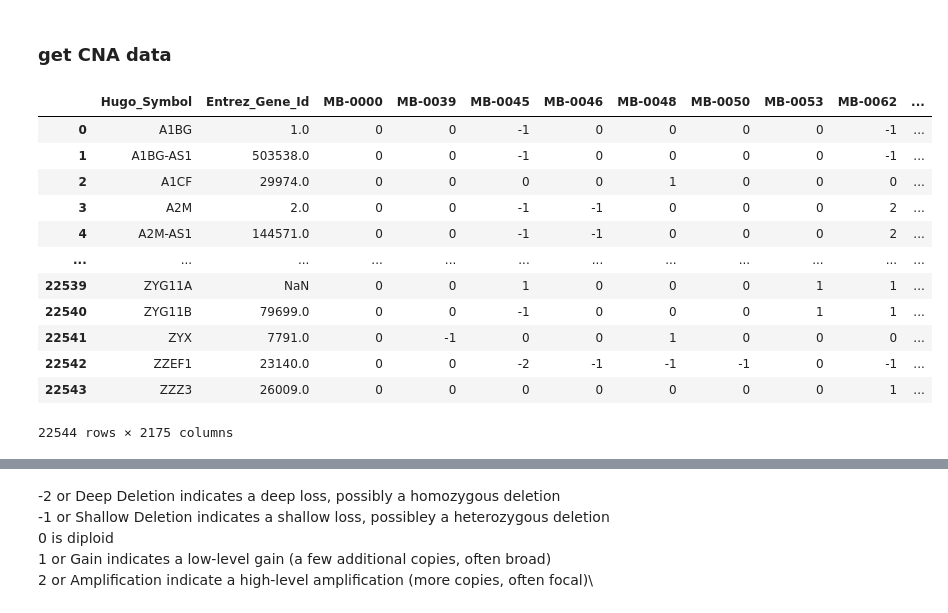
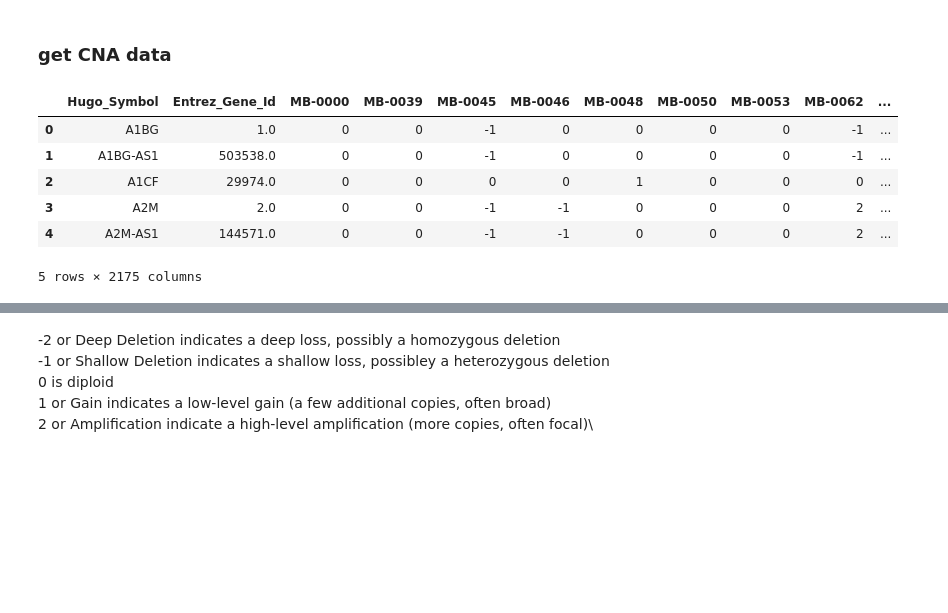
Before and after one commit to Charlwang922/Breast-Cancer-Clinical-and-Genomics, a Jupyter notebook: cna_gene_ml.ipynb, the cells around one changed output, grey strips where cells are left out. Drawn from its saved outputs; the diff is of its cells as text; code cells hidden in the pictures; blank space fills up the shorter version.

```diff
--- a/cna_gene_ml.ipynb
+++ b/cna_gene_ml.ipynb
@@ -59,21 +52,15 @@ df_cancer_type
 ### get CNA data
 # %%
 df_cna = pd.read_table('/Users/charlottewang/Desktop/practicum/MSK_noncore/brca_metabric/data_cna.txt')
-df_cna
+df_cna.head()
 # %% [output]
 |  | Hugo_Symbol | Entrez_Gene_Id | MB-0000 | MB-0039 | MB-0045 | MB-0046 | MB-0048 | MB-0050 | MB-0053 | MB-0062 | ... |
 | 0 | A1BG | 1.0 | 0 | 0 | -1 | 0 | 0 | 0 | 0 | -1 | ... |
 | 1 | A1BG-AS1 | 503538.0 | 0 | 0 | -1 | 0 | 0 | 0 | 0 | -1 | ... |
 | 2 | A1CF | 29974.0 | 0 | 0 | 0 | 0 | 1 | 0 | 0 | 0 | ... |
 | 3 | A2M | 2.0 | 0 | 0 | -1 | -1 | 0 | 0 | 0 | 2 | ... |
 | 4 | A2M-AS1 | 144571.0 | 0 | 0 | -1 | -1 | 0 | 0 | 0 | 2 | ... |
-| ... | ... | ... | ... | ... | ... | ... | ... | ... | ... | ... | ... |
-| 22539 | ZYG11A | NaN | 0 | 0 | 1 | 0 | 0 | 0 | 1 | 1 | ... |
-| 22540 | ZYG11B | 79699.0 | 0 | 0 | -1 | 0 | 0 | 0 | 1 | 1 | ... |
-| 22541 | ZYX | 7791.0 | 0 | -1 | 0 | 0 | 1 | 0 | 0 | 0 | ... |
-| 22542 | ZZEF1 | 23140.0 | 0 | 0 | -2 | -1 | -1 | -1 | 0 | -1 | ... |
-| 22543 | ZZZ3 | 26009.0 | 0 | 0 | 0 | 0 | 0 | 0 | 0 | 1 | ... |
-22544 rows × 2175 columns
+5 rows × 2175 columns
 # %%
 #find cancer type with same patient id in cna data
 cna_cancer_type = ['','']
```
Also changed, not shown: parts of 12 cells of this notebook.
